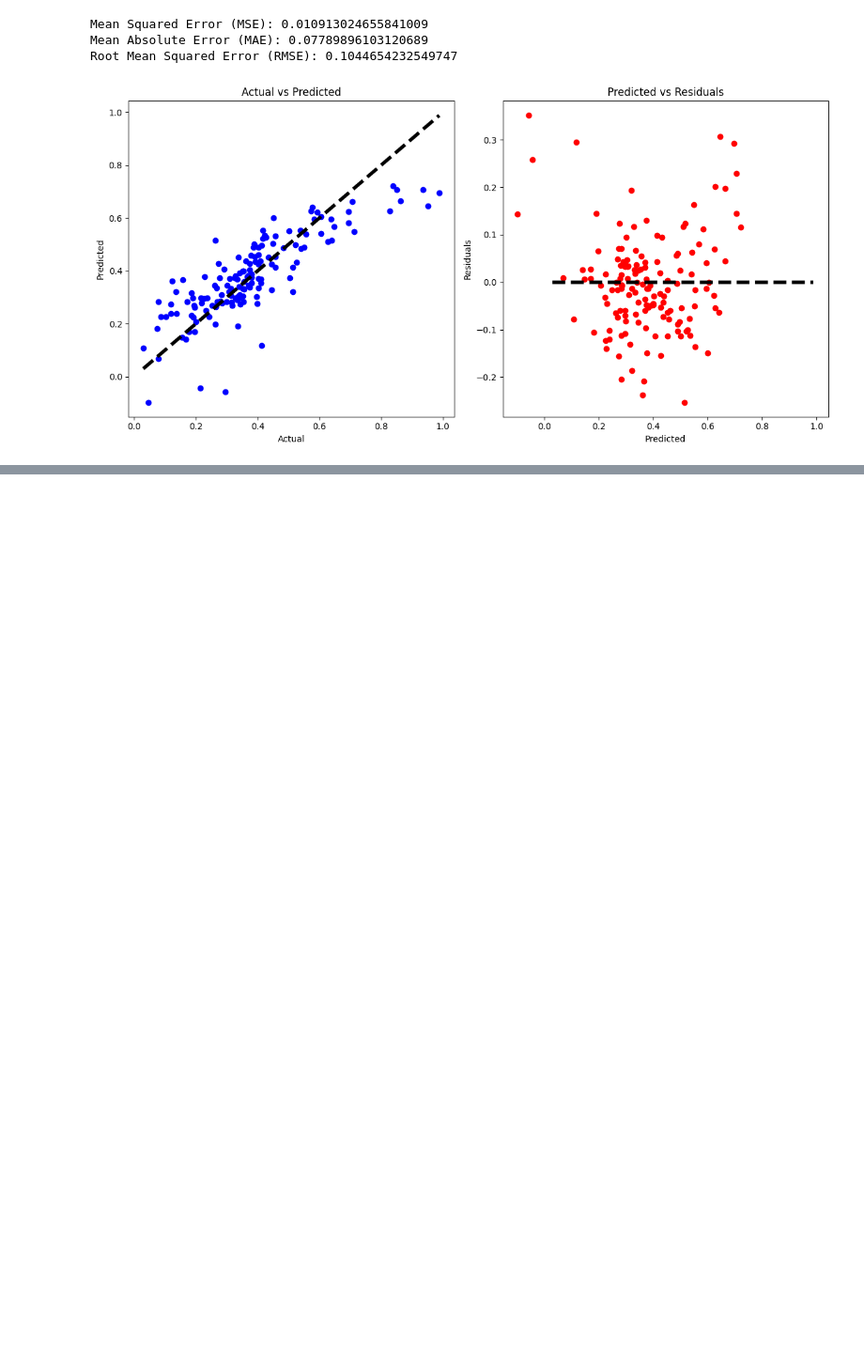
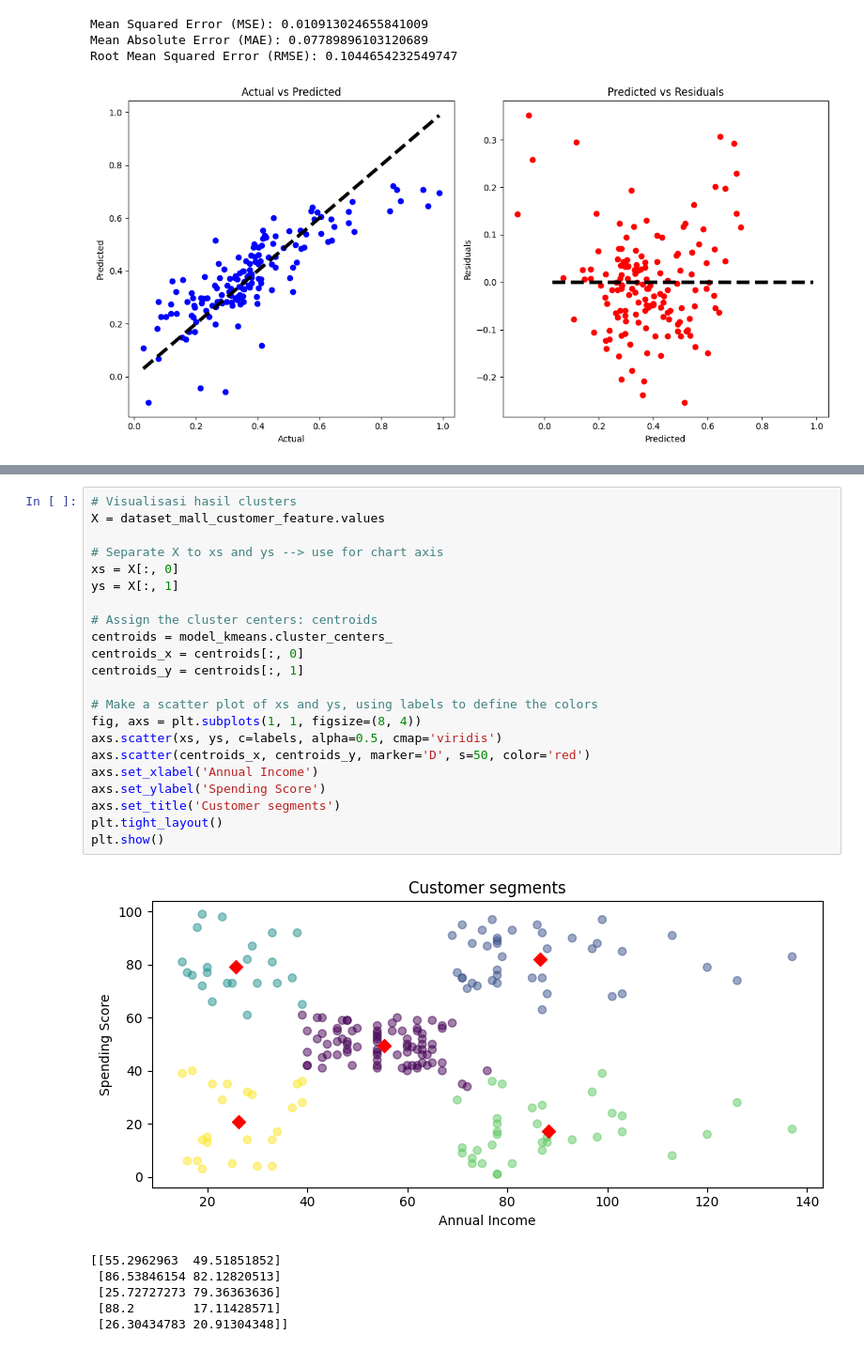
Before and after one commit to UsepSyaikalArifin/basic_machine_learning, a Jupyter notebook: machine_learning_with_python_for_beginner.ipynb, the cells around one changed output, grey strips where cells are left out. Shown at 94% size. Drawn from its saved outputs; the diff is of its cells as text; blank space fills up the shorter version.

```diff
--- a/machine_learning_with_python_for_beginner.ipynb
+++ b/machine_learning_with_python_for_beginner.ipynb
@@ -749,0 +813,29 @@ Root Mean Squared Error (RMSE): 0.1044654232549747
+# %%
+# Visualisasi hasil clusters
+X = dataset_mall_customer_feature.values
+
+# Separate X to xs and ys --> use for chart axis
+xs = X[:, 0]
+ys = X[:, 1]
+
+# Assign the cluster centers: centroids
+centroids = model_kmeans.cluster_centers_
+centroids_x = centroids[:, 0]
+centroids_y = centroids[:, 1]
+
+# Make a scatter plot of xs and ys, using labels to define the colors
+fig, axs = plt.subplots(1, 1, figsize=(8, 4))
+axs.scatter(xs, ys, c=labels, alpha=0.5, cmap='viridis')
+axs.scatter(centroids_x, centroids_y, marker='D', s=50, color='red')
+axs.set_xlabel('Annual Income')
+axs.set_ylabel('Spending Score')
+axs.set_title('Customer segments')
+plt.tight_layout()
+plt.show()
+# %% [output]
+[figure, added]
+[[55.2962963  49.51851852]
+ [86.53846154 82.12820513]
+ [25.72727273 79.36363636]
+ [88.2        17.11428571]
+ [26.30434783 20.91304348]]
```
Also changed, not shown: parts of 6 cells of this notebook, 1 other file.
